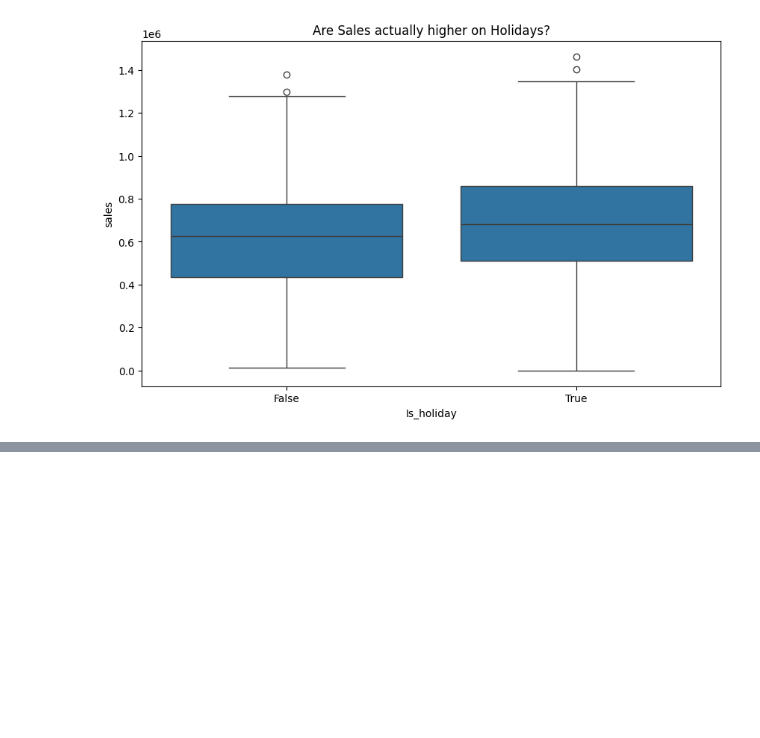
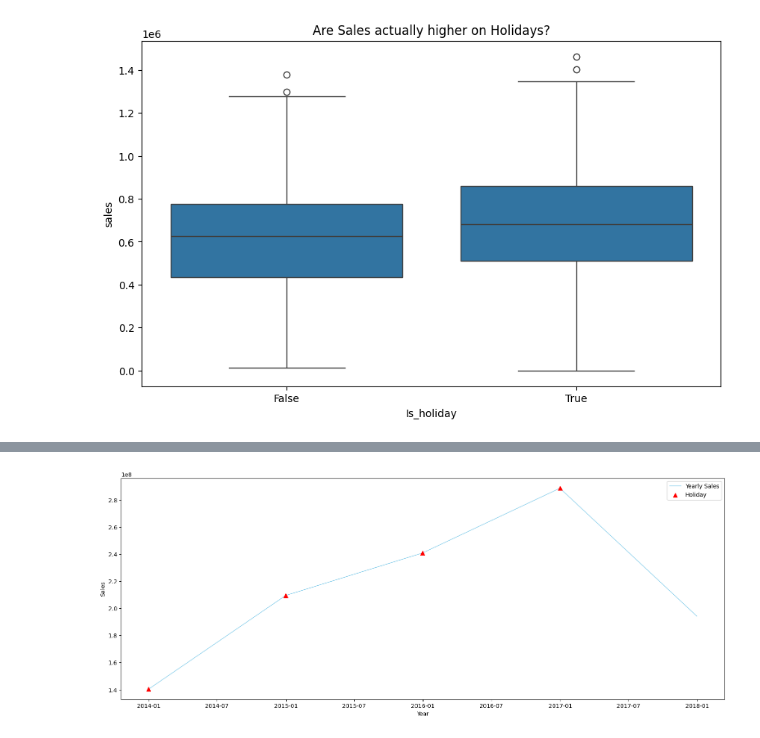
Before and after one commit to Sharddha-Sharddha/IITMLAssignments, a Jupyter notebook: store_sales_timeseries.ipynb, the cells around one changed output, grey strips where cells are left out. Cells and saved outputs as stored; diff of their text form; code cells hidden in the pictures; blank space fills up the shorter version.

```diff
--- a/store_sales_timeseries.ipynb
+++ b/store_sales_timeseries.ipynb
@@ -421,0 +399,10 @@ plt.scatter(holiday_filter['date'], holiday_filter['sales'], color='red', s=25,
+# %%
+plt.figure(figsize= (19,7))
+plt.plot(yearly_sales['date'], yearly_sales['sales'], label='Yearly Sales', color='skyblue', linewidth=1)
+plt.scatter(Holiday_filter_year['date'],Holiday_filter_year['sales'], color = 'red', marker= '^', s=50, label = 'Holiday', zorder=5)
+plt.xlabel('Year')
+plt.ylabel('Sales')
+plt.legend()
+plt.show()
+# %% [output]
+[figure, added]
```
Also changed, not shown: parts of 10 cells of this notebook.
